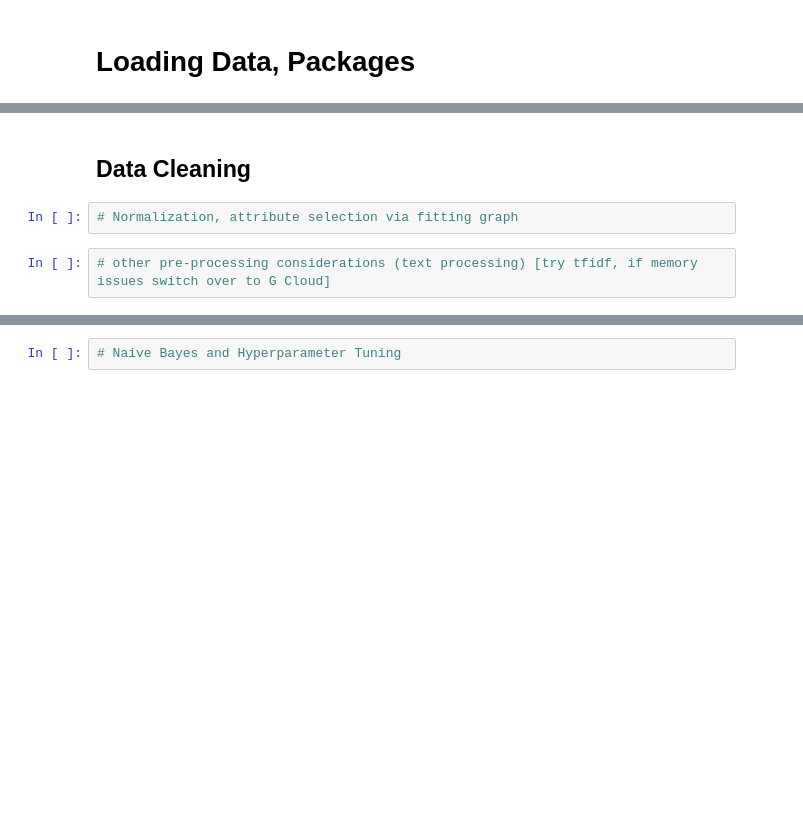
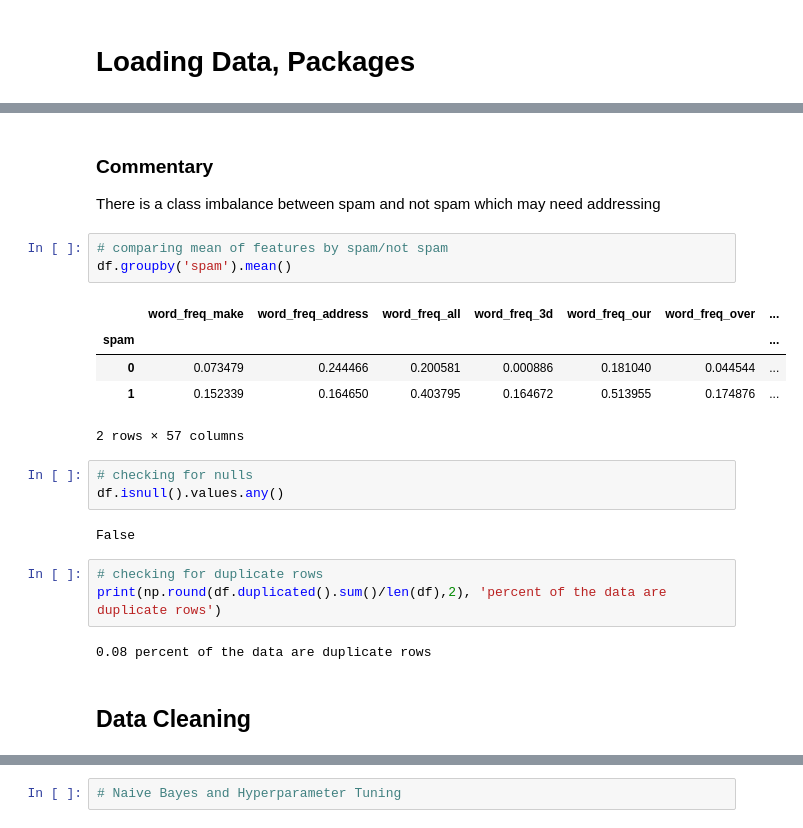
Before and after one commit to jentlapalm/ML_Assignment3, a Jupyter notebook: ML Assignment #3.ipynb, the cells around one changed output, grey strips where cells are left out. Drawn from its saved outputs; the diff is of its cells as text; blank space fills up the shorter version.

```diff
--- a/ML Assignment #3.ipynb
+++ b/ML Assignment #3.ipynb
@@ -12,6 +83,24 @@
+# %% [markdown]
+### Commentary
+There is a class imbalance between spam and not spam which may need addressing
+# %%
+# comparing mean of features by spam/not spam
+df.groupby('spam').mean()
+# %% [output]
+|  | word_freq_make | word_freq_address | word_freq_all | word_freq_3d | word_freq_our | word_freq_over | ... |
+| spam |  |  |  |  |  |  | ... |
+| 0 | 0.073479 | 0.244466 | 0.200581 | 0.000886 | 0.181040 | 0.044544 | ... |
+| 1 | 0.152339 | 0.164650 | 0.403795 | 0.164672 | 0.513955 | 0.174876 | ... |
+2 rows × 57 columns
+# %%
+# checking for nulls
+df.isnull().values.any()
+# %% [output]
+False
+# %%
+# checking for duplicate rows
+print(np.round(df.duplicated().sum()/len(df),2), 'percent of the data are duplicate rows')
+# %% [output]
+0.08 percent of the data are duplicate rows
 # %% [markdown]
 ## Data Cleaning
-# %%
-# Normalization, attribute selection via fitting graph
-# %%
-# other pre-processing considerations (text processing) [try tfidf, if memory issues switch over to G Cloud]
```
Also changed, not shown: parts of 42 cells of this notebook.
